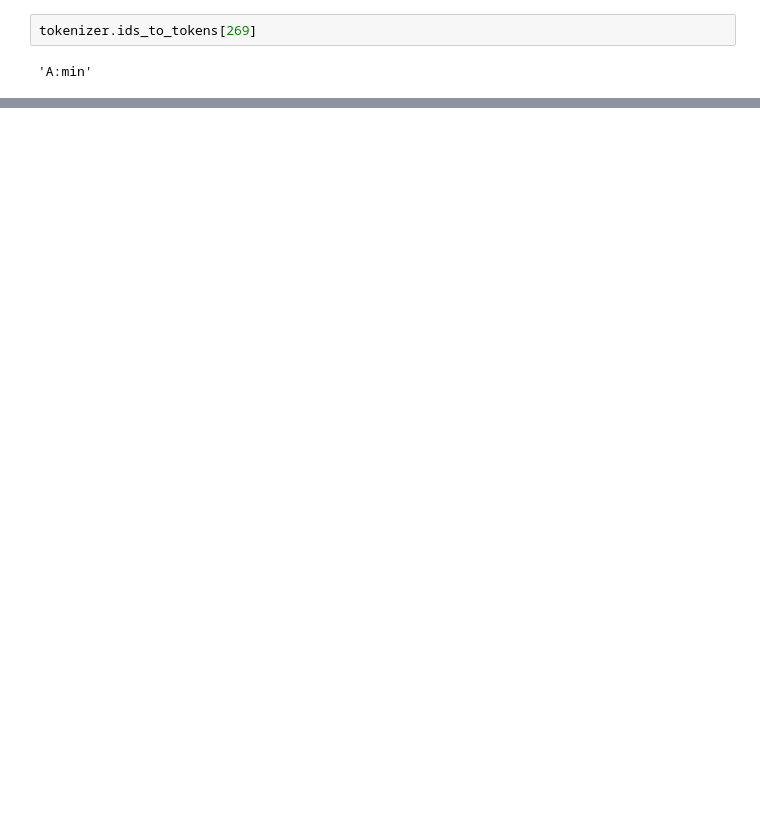
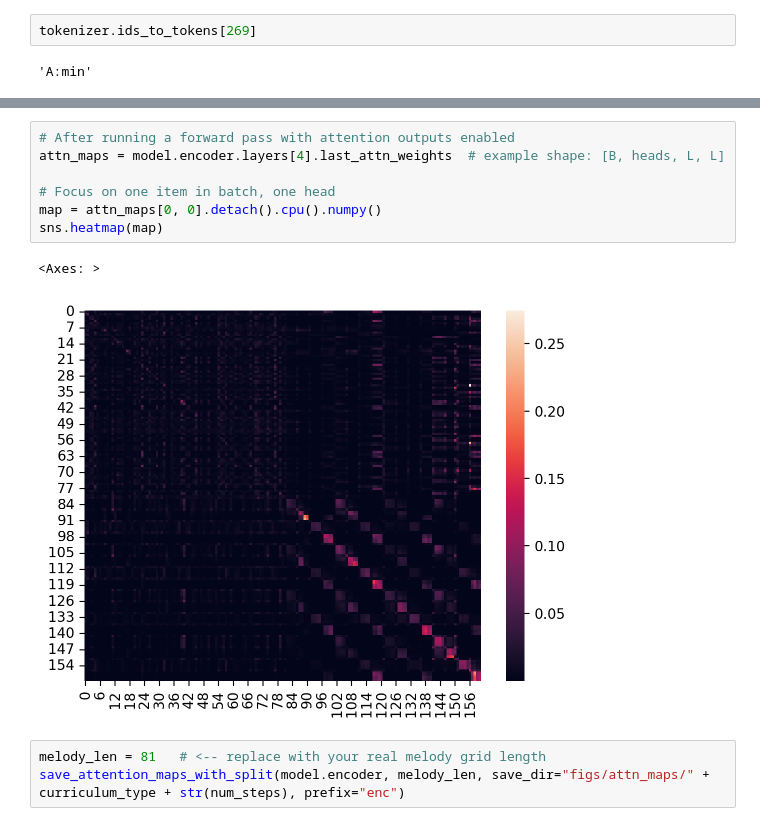
Before and after one commit to maximoskp/MaskedMelHarm, a Jupyter notebook: test_greedy_generate.ipynb, the cells around one changed output, grey strips where cells are left out. Cells and saved outputs as stored; diff of their text form; blank space fills up the shorter version.

```diff
--- a/test_greedy_generate.ipynb
+++ b/test_greedy_generate.ipynb
@@ -142,0 +149,13 @@ A:min_A:min_A:min_A:min
+# %%
+# After running a forward pass with attention outputs enabled
+attn_maps = model.encoder.layers[4].last_attn_weights  # example shape: [B, heads, L, L]
+
+# Focus on one item in batch, one head
+map = attn_maps[0, 0].detach().cpu().numpy()
+sns.heatmap(map)
+# %% [output]
+<Axes: >
+[figure, added]
+# %%
+melody_len = 81   # <-- replace with your real melody grid length
+save_attention_maps_with_split(model.encoder, melody_len, save_dir="figs/attn_maps/" + curriculum_type + str(num_steps), prefix="enc")
```
Also changed, not shown: parts of 8 cells of this notebook, 56 other files.
